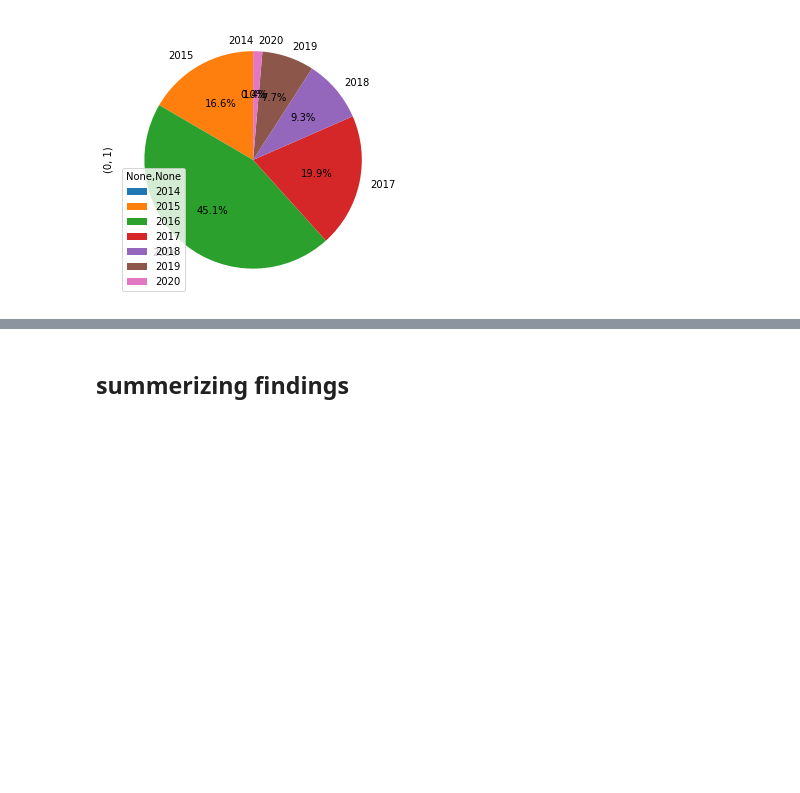
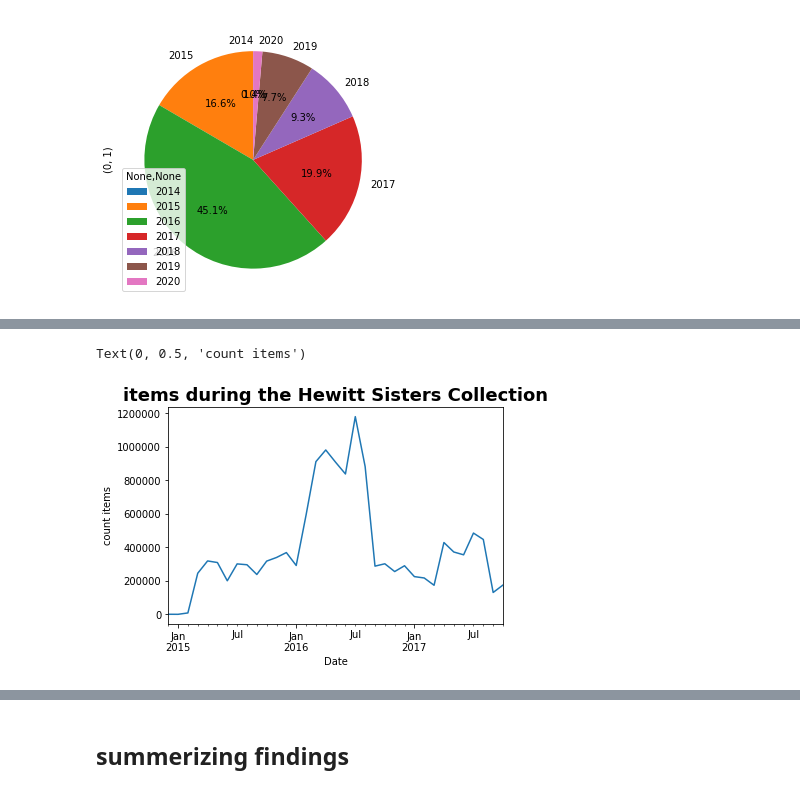
Before and after one commit to ShirinStar/Pen_Data_Dictionary, a Jupyter notebook: data/visits items overview.ipynb, the cells around one changed output, grey strips where cells are left out. Drawn from its saved outputs; the diff is of its cells as text; code cells hidden in the pictures; blank space fills up the shorter version.

```diff
--- a/data/visits items overview.ipynb
+++ b/data/visits items overview.ipynb
@@ -71,5 +72,5 @@ visitsItem_openinghours = visitsItems.between_time('10:00', '18:00')
-# %%
-visitsItem_openinghours = visitsItems.between_time('10:00', '18:00')
+# %%
+visitsItem_openinghours.reset_index(inplace=True)
 # %%
 visitsItems['user_id'].value_counts()
 # %% [output]
@@ -567,0 +571,6 @@ visitItems_by_date.unstack(level=0).plot.pie(y=0, figsize=(5, 5),autopct='%1.1f%
+# %%
+start_date = '2014-12-12'
+end_date = '2017-10-29'
+mask = (visitsItem_openinghours['created'] > start_date) & (visitsItem_openinghours['created'] <= end_date)
+long_exhibition = visitsItem_openinghours.loc[mask]
+long_exhibition
@@ -567,0 +591,9 @@ visitItems_by_date.unstack(level=0).plot.pie(y=0, figsize=(5, 5),autopct='%1.1f%
+# %%
+long_exhibition_month = long_exhibition['created'].groupby(long_exhibition.created.dt.to_period("M")).agg('count')
+long_exhibition_month.plot()
+plt.title('items during the Hewitt Sisters Collection', fontdict={'fontweight': 'bold', 'fontsize':18})
+plt.xlabel('Date')
+plt.ylabel('count items')
+# %% [output]
+Text(0, 0.5, 'count items')
+[figure, added]
```
Also changed, not shown: parts of 4 cells of this notebook, 5 other files.
